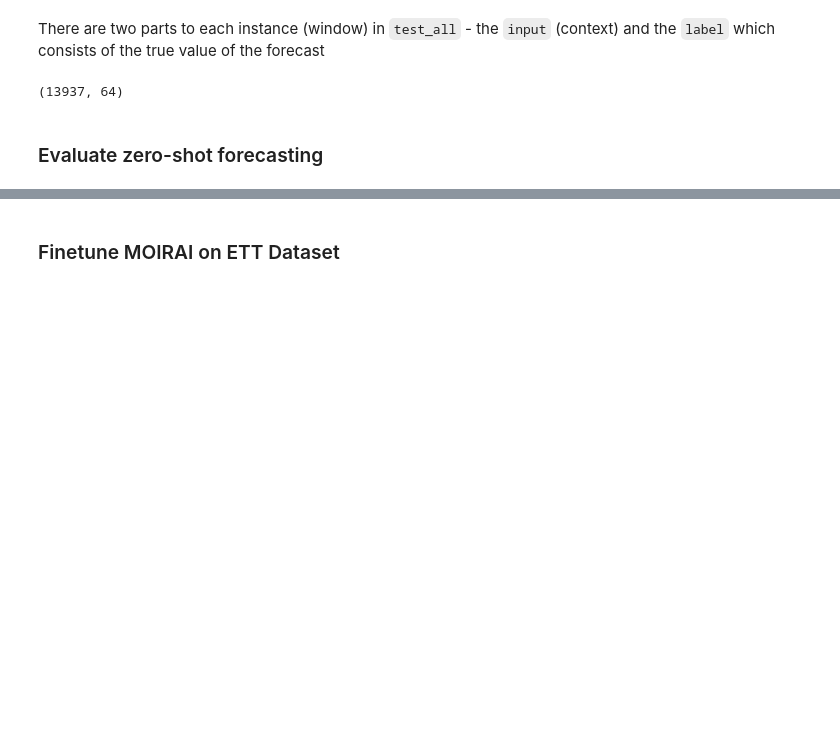
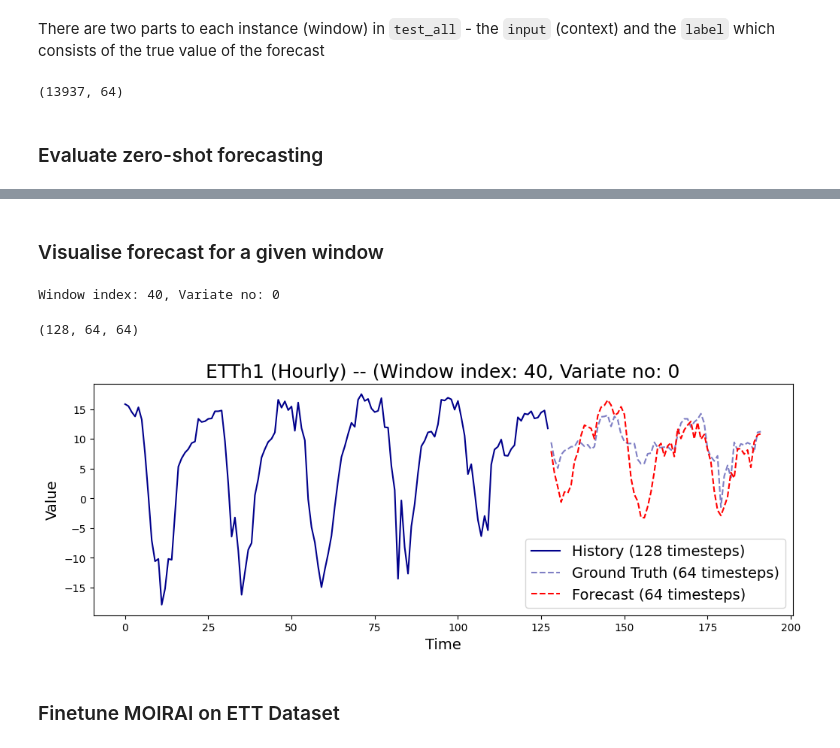
Before and after one commit to AdityaLab/Samay, a Jupyter notebook: example/moirai.ipynb, the cells around one changed output, grey strips where cells are left out. Drawn from its saved outputs; the diff is of its cells as text; code cells hidden in the pictures; blank space fills up the shorter version.

```diff
--- a/example/moirai.ipynb
+++ b/example/moirai.ipynb
@@ -145,3 +147,53 @@ print(eval_results)
+# %% [markdown]
+### Visualise forecast for a given window
+# %%
+random.seed(42)
+window_index = random.randint(0, len(histories) - 1)
+variate_no = random.randint(0, histories[window_index].shape[0] - 1)
+print(f"Window index: {window_index}, Variate no: {variate_no}")
+# %% [output]
+Window index: 40, Variate no: 0
+# %%
+history = histories[window_index][variate_no, -config["context_len"]:]
+true = trues[window_index][variate_no, :]
+pred = preds[window_index][variate_no, :]
+
+len(history), len(true), len(pred)
+# %% [output]
+(128, 64, 64)
+# %%
+plt.figure(figsize=(12, 4))
+
+# Plotting the first time series from history
+plt.plot(range(len(history)), history, label=f"History ({len(history)} timesteps)", c="darkblue")
+
+# Plotting ground truth and prediction
+num_forecasts = len(true)
+
+offset = len(history)
+plt.plot(
+    range(offset, offset + len(true)),
+    true,
+    label=f"Ground Truth ({len(true)} timesteps)",
+    color="darkblue",
+    linestyle="--",
+    alpha=0.5,
+)
+plt.plot(
+    range(offset, offset + len(pred)),
+    pred,
+    label=f"Forecast ({len(pred)} timesteps)",
+    color="red",
+    linestyle="--",
+)
+
+plt.title(f"ETTh1 (Hourly) -- (Window index: {window_index}, Variate no: {variate_no}", fontsize=18)
+plt.xlabel("Time", fontsize=14)
+plt.ylabel("Value", fontsize=14)
+plt.legend(fontsize=14)
+plt.show()
+# %% [output]
+[figure, added]
 # %% [markdown]
 ### Finetune MOIRAI on ETT Dataset
 # %%
```
Also changed, not shown: parts of 3 cells of this notebook, 1 other file.
